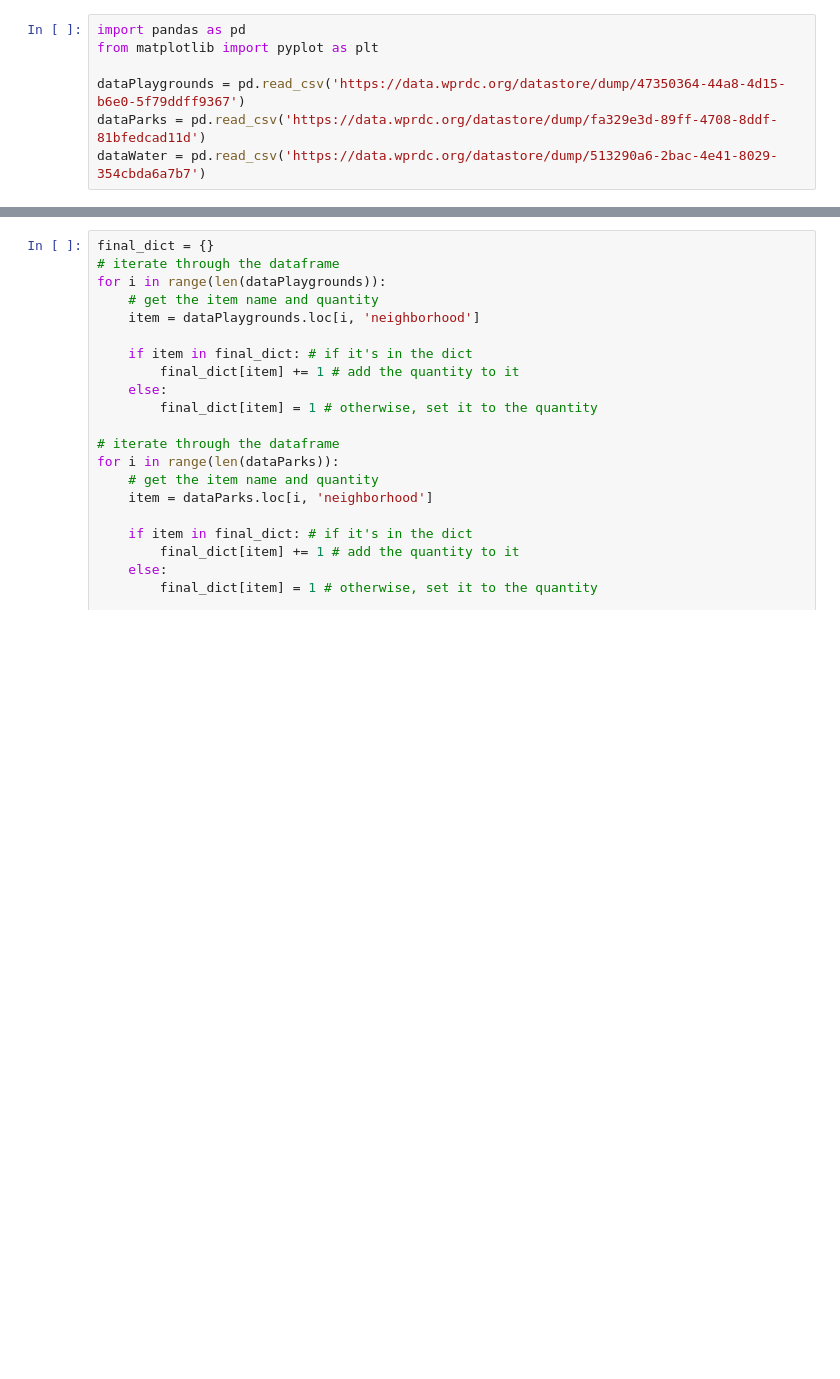
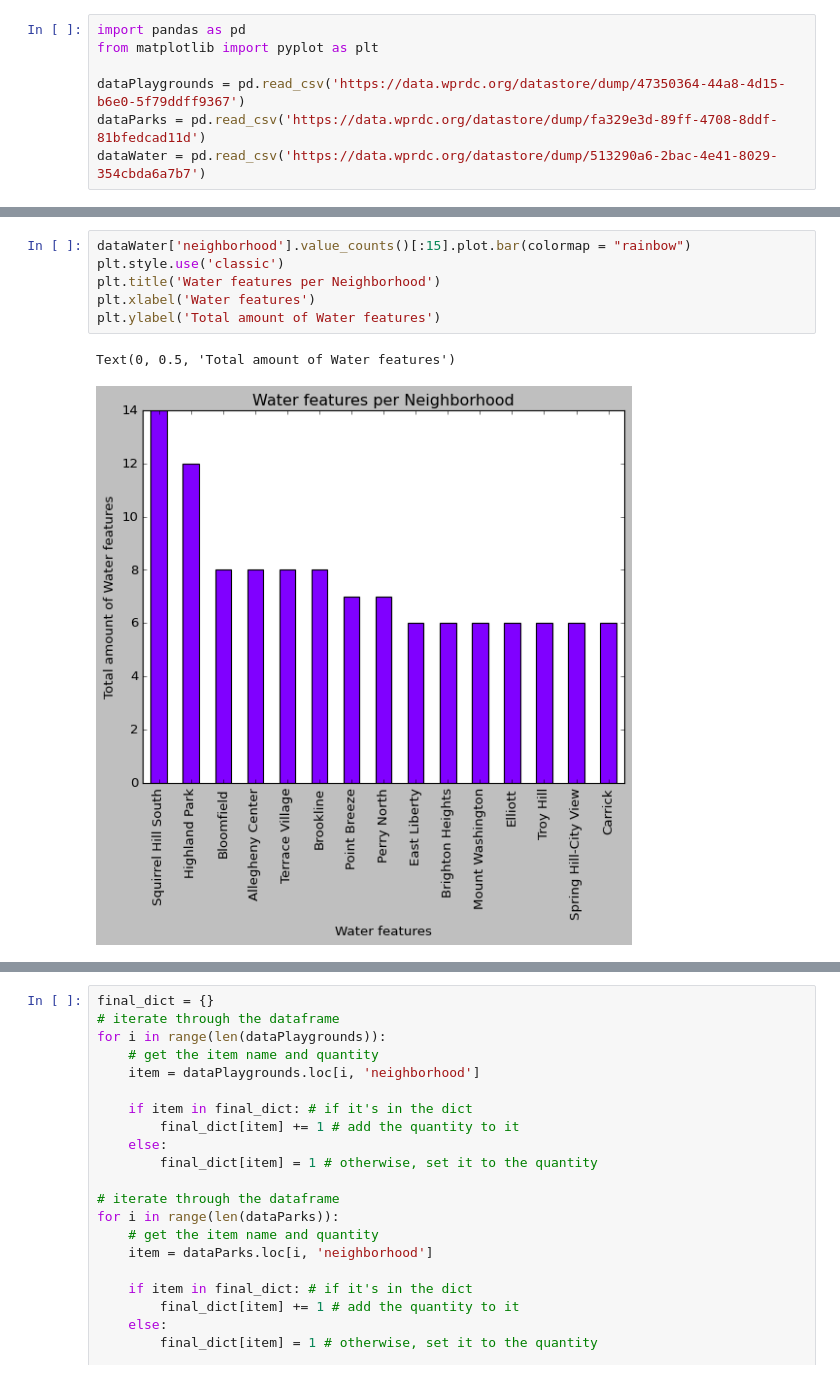
Before and after one commit to jharryking/The-best-neighborhood-in-Pittsburgh, a Jupyter notebook: Final Project.ipynb, the cells around one changed output, grey strips where cells are left out. Drawn from its saved outputs; the diff is of its cells as text; blank space fills up the shorter version.

```diff
--- a/Final Project.ipynb
+++ b/Final Project.ipynb
@@ -7,0 +108,9 @@ dataWater = pd.read_csv('https://data.wprdc.org/datastore/dump/513290a6-2bac-4e4
+# %%
+dataWater['neighborhood'].value_counts()[:15].plot.bar(colormap = "rainbow")
+plt.style.use('classic')
+plt.title('Water features per Neighborhood')
+plt.xlabel('Water features')
+plt.ylabel('Total amount of Water features')
+# %% [output]
+Text(0, 0.5, 'Total amount of Water features')
+[figure, added]
```
Also changed, not shown: parts of 18 cells of this notebook.
